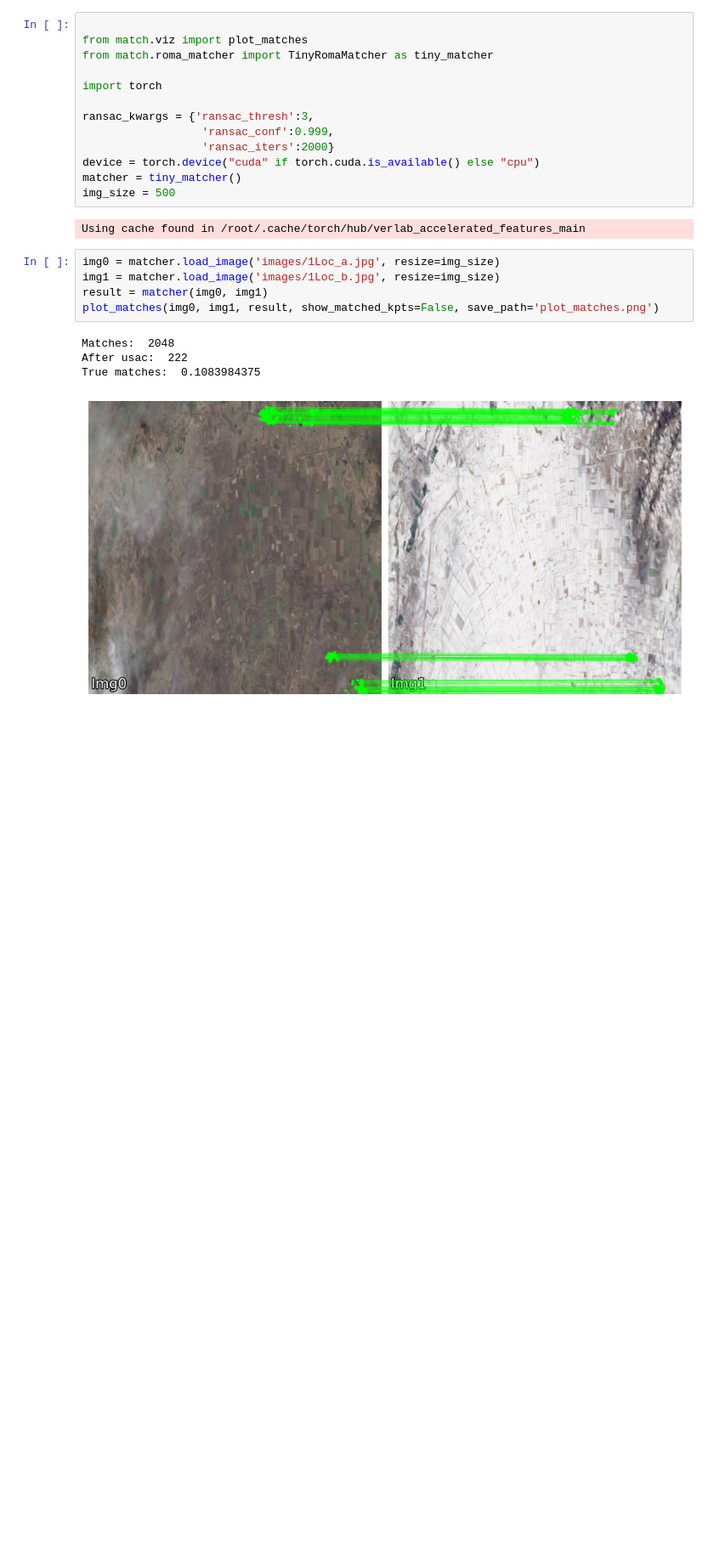
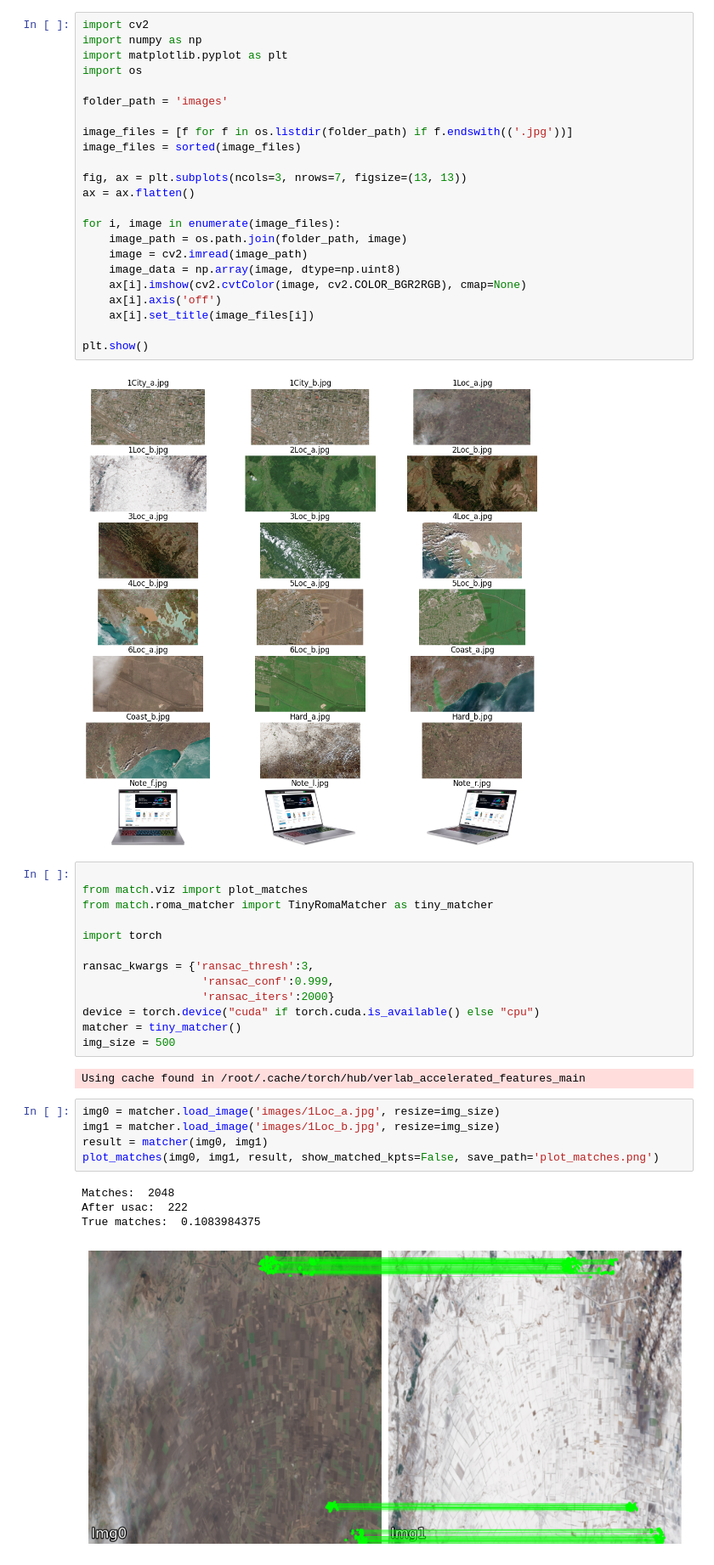
Before and after one commit to hatiff/TinyRoMa_satelite_matching, a Jupyter notebook: Tiny_roma_demo.ipynb, the cells around one changed output. Shown at 85% size. Cells and saved outputs as stored; diff of their text form; blank space fills up the shorter version.

```diff
--- a/Tiny_roma_demo.ipynb
+++ b/Tiny_roma_demo.ipynb
@@ -26,3 +26,28 @@ Requirement already satisfied: kornia-rs>=0.1.0 in /usr/local/lib/python3.10/dis
+# %%
+import cv2
+import numpy as np
+import matplotlib.pyplot as plt
+import os
+
+folder_path = 'images'
+
+image_files = [f for f in os.listdir(folder_path) if f.endswith(('.jpg'))]
+image_files = sorted(image_files)
+
+fig, ax = plt.subplots(ncols=3, nrows=7, figsize=(13, 13))
+ax = ax.flatten()
+
+for i, image in enumerate(image_files):
+    image_path = os.path.join(folder_path, image)
+    image = cv2.imread(image_path)
+    image_data = np.array(image, dtype=np.uint8)
+    ax[i].imshow(cv2.cvtColor(image, cv2.COLOR_BGR2RGB), cmap=None)
+    ax[i].axis('off')
+    ax[i].set_title(image_files[i])
+
+plt.show()
+# %% [output]
+[figure, added]
 # %%
 
 from match.viz import plot_matches
```
Also changed, not shown: parts of 1 cell of this notebook.
